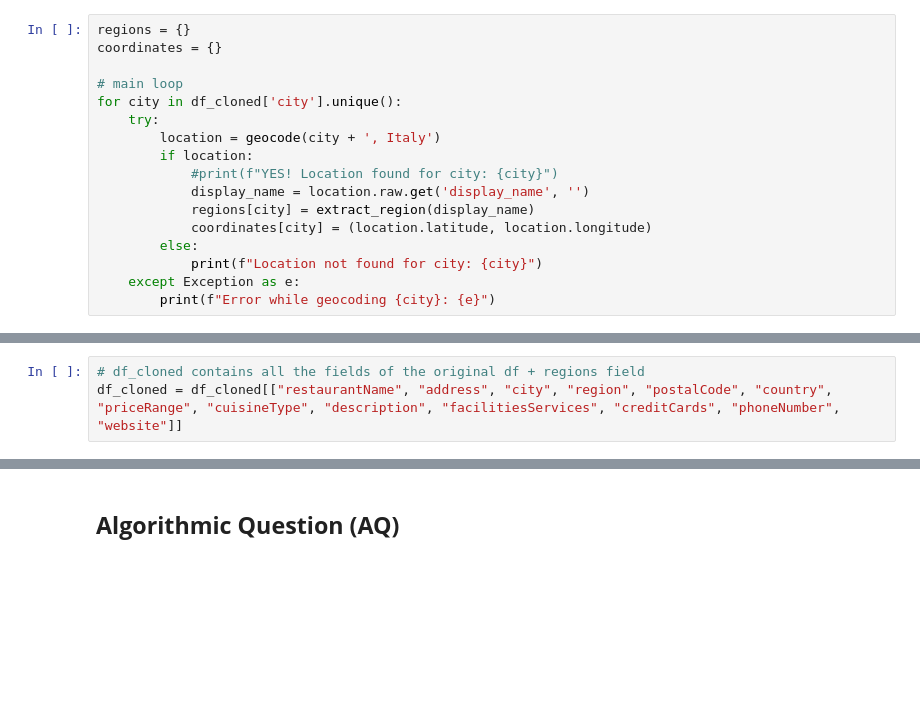
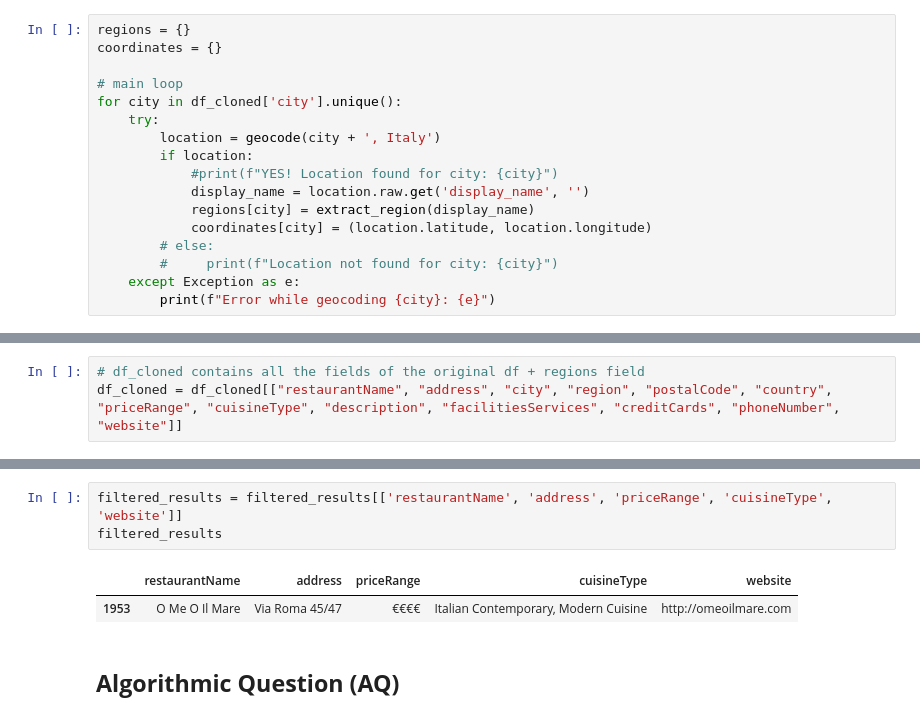
Before and after one commit to SimoneMantero/ADM-HW3, a Jupyter notebook: main.ipynb, the cells around one changed output, grey strips where cells are left out. Cells and saved outputs as stored; diff of their text form; blank space fills up the shorter version.

```diff
--- a/main.ipynb
+++ b/main.ipynb
@@ -501,7 +508,7 @@ for city in df_cloned['city'].unique():
             display_name = location.raw.get('display_name', '')
             regions[city] = extract_region(display_name)
             coordinates[city] = (location.latitude, location.longitude)
-        else:
-            print(f"Location not found for city: {city}")
+        # else:
+        #     print(f"Location not found for city: {city}")
     except Exception as e:
         print(f"Error while geocoding {city}: {e}")
@@ -1428,3 +889,9 @@ Leave a filter blank if you don't want to apply it.
+# %%
+filtered_results = filtered_results[['restaurantName', 'address', 'priceRange', 'cuisineType', 'website']]
+filtered_results
+# %% [output]
+|  | restaurantName | address | priceRange | cuisineType | website |
+| 1953 | O Me O Il Mare | Via Roma 45/47 | €€€€ | Italian Contemporary, Modern Cuisine | http://omeoilmare.com |
 # %% [markdown]
 ## **Algorithmic Question (AQ)**
 # %%
```
Also changed, not shown: parts of 37 cells of this notebook, 4 other files.
